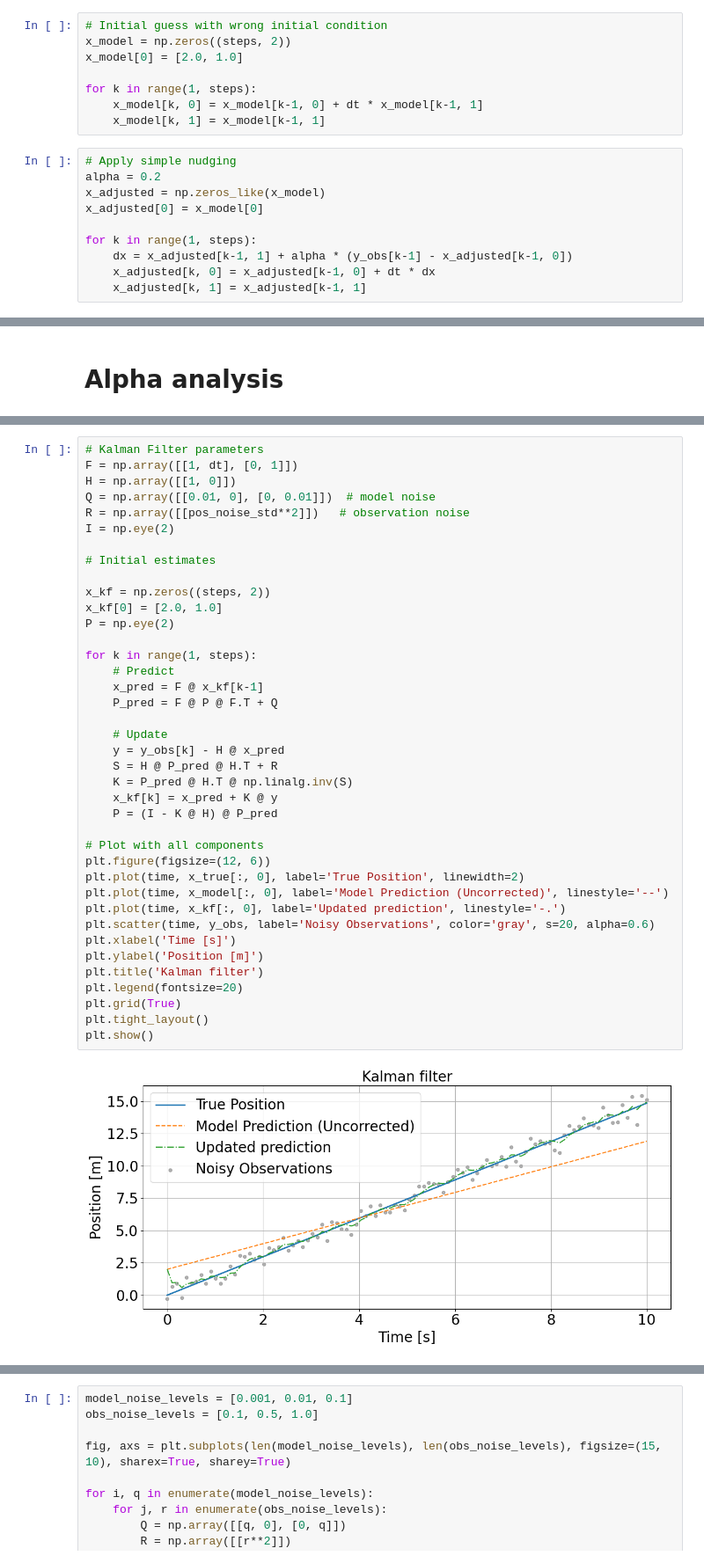
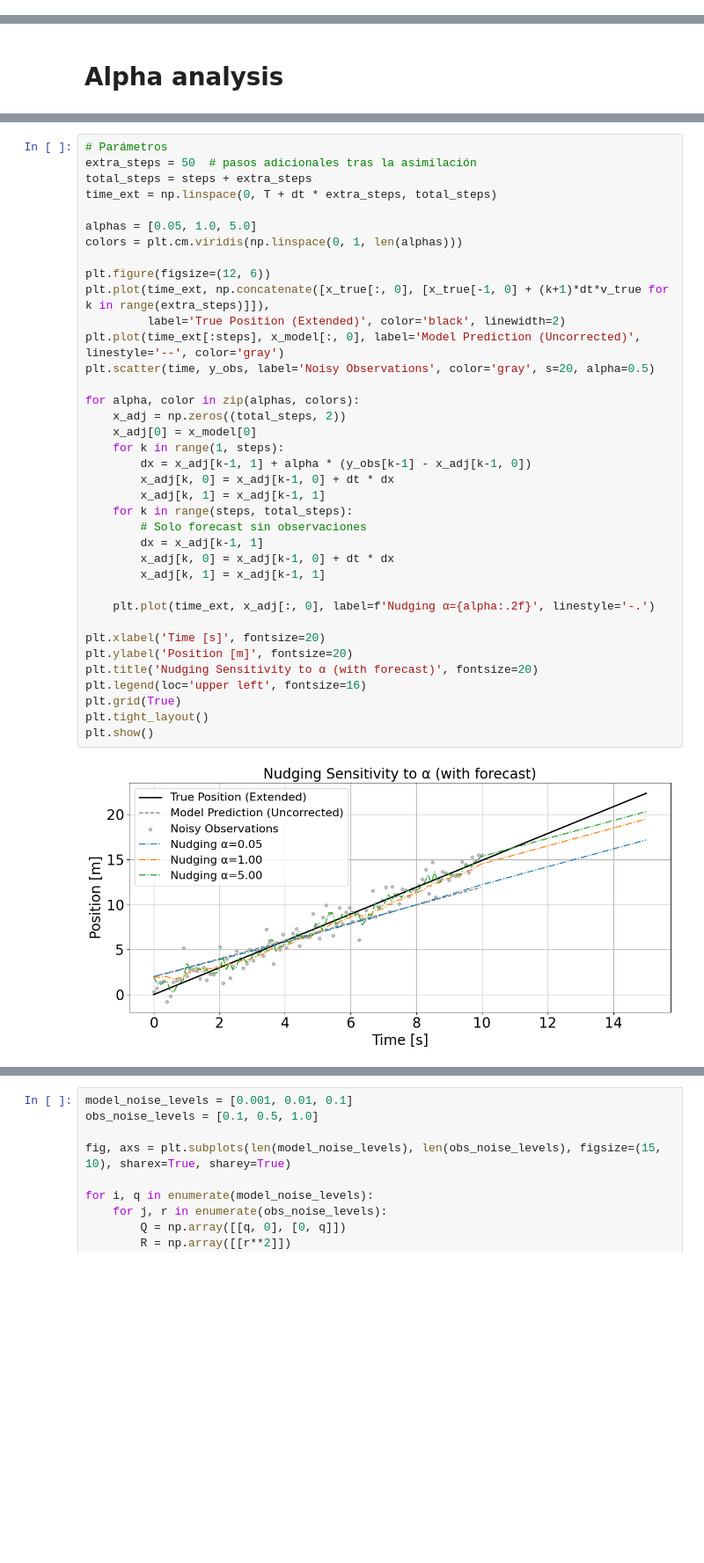
Before and after one commit to angelgvillatoro/bullville_M1, a Jupyter notebook: smart_sensing/car_position_DA.ipynb, the cells around one changed output, grey strips where cells are left out. Shown at 88% size. Drawn from its saved outputs; the diff is of its cells as text; blank space fills up the shorter version.

```diff
--- a/smart_sensing/car_position_DA.ipynb
+++ b/smart_sensing/car_position_DA.ipynb
@@ -61,18 +70,0 @@ y_obs = x_true[:, 0] + np.random.normal(0, pos_noise_std, size=steps)
-# %%
-# Initial guess with wrong initial condition
-x_model = np.zeros((steps, 2))
-x_model[0] = [2.0, 1.0]
-
-for k in range(1, steps):
-    x_model[k, 0] = x_model[k-1, 0] + dt * x_model[k-1, 1]
-    x_model[k, 1] = x_model[k-1, 1]
-# %%
-# Apply simple nudging
-alpha = 0.2
-x_adjusted = np.zeros_like(x_model)
-x_adjusted[0] = x_model[0]
-
-for k in range(1, steps):
-    dx = x_adjusted[k-1, 1] + alpha * (y_obs[k-1] - x_adjusted[k-1, 0])
-    x_adjusted[k, 0] = x_adjusted[k-1, 0] + dt * dx
-    x_adjusted[k, 1] = x_adjusted[k-1, 1]
@@ -137,41 +73,39 @@ plt.show()
 # %%
-# Kalman Filter parameters
-F = np.array([[1, dt], [0, 1]])
-H = np.array([[1, 0]])
-Q = np.array([[0.01, 0], [0, 0.01]])  # model noise
-R = np.array([[pos_noise_std**2]])   # observation noise
-I = np.eye(2)
+# Parámetros
+extra_steps = 50  # pasos adicionales tras la asimilación
+total_steps = steps + extra_steps
+time_ext = np.linspace(0, T + dt * extra_steps, total_steps)
 
-# Initial estimates
+alphas = [0.05, 1.0, 5.0]
+colors = plt.cm.viridis(np.linspace(0, 1, len(alphas)))
 
-x_kf = np.zeros((steps, 2))
-x_kf[0] = [2.0, 1.0]
-P = np.eye(2)
+plt.figure(figsize=(12, 6))
+plt.plot(time_ext, np.concatenate([x_true[:, 0], [x_true[-1, 0] + (k+1)*dt*v_true for k in range(extra_steps)]]),
+         label='True Position (Extended)', color='black', linewidth=2)
+plt.plot(time_ext[:steps], x_model[:, 0], label='Model Prediction (Uncorrected)', linestyle='--', color='gray')
+plt.scatter(time, y_obs, label='Noisy Observations', color='gray', s=20, alpha=0.5)
 
-for k in range(1, steps):
-    # Predict
-    x_pred = F @ x_kf[k-1]
-    P_pred = F @ P @ F.T + Q
+for alpha, color in zip(alphas, colors):
+    x_adj = np.zeros((total_steps, 2))
+    x_adj[0] = x_model[0]
+    for k in range(1, steps):
+        dx = x_adj[k-1, 1] + alpha * (y_obs[k-1] - x_adj[k-1, 0])
+        x_adj[k, 0] = x_adj[k-1, 0] + dt * dx
+        x_adj[k, 1] = x_adj[k-1, 1]
+    for k in range(steps, total_steps):
+        # Solo forecast sin observaciones
+        dx = x_adj[k-1, 1]
+        x_adj[k, 0] = x_adj[k-1, 0] + dt * dx
+        x_adj[k, 1] = x_adj[k-1, 1]
 
-    # Update
-    y = y_obs[k] - H @ x_pred
-    S = H @ P_pred @ H.T + R
-    K = P_pred @ H.T @ np.linalg.inv(S)
-    x_kf[k] = x_pred + K @ y
-    P = (I - K @ H) @ P_pred
+    plt.plot(time_ext, x_adj[:, 0], label=f'Nudging α={alpha:.2f}', linestyle='-.')
 
-# Plot with all components
-plt.figure(figsize=(12, 6))
-plt.plot(time, x_true[:, 0], label='True Position', linewidth=2)
-plt.plot(time, x_model[:, 0], label='Model Prediction (Uncorrected)', linestyle='--')
-plt.plot(time, x_kf[:, 0], label='Updated prediction', linestyle='-.')
-plt.scatter(time, y_obs, label='Noisy Observations', color='gray', s=20, alpha=0.6)
-plt.xlabel('Time [s]')
-plt.ylabel('Position [m]')
-plt.title('Kalman filter')
-plt.legend(fontsize=20)
+plt.xlabel('Time [s]', fontsize=20)
+plt.ylabel('Position [m]', fontsize=20)
+plt.title('Nudging Sensitivity to α (with forecast)', fontsize=20)
+plt.legend(loc='upper left', fontsize=16)
 plt.grid(True)
 plt.tight_layout()
 plt.show()
 # %% [output]
-[figure, old version]
+[figure, new version]
```
Also changed, not shown: parts of 12 cells of this notebook, 2 other files.
